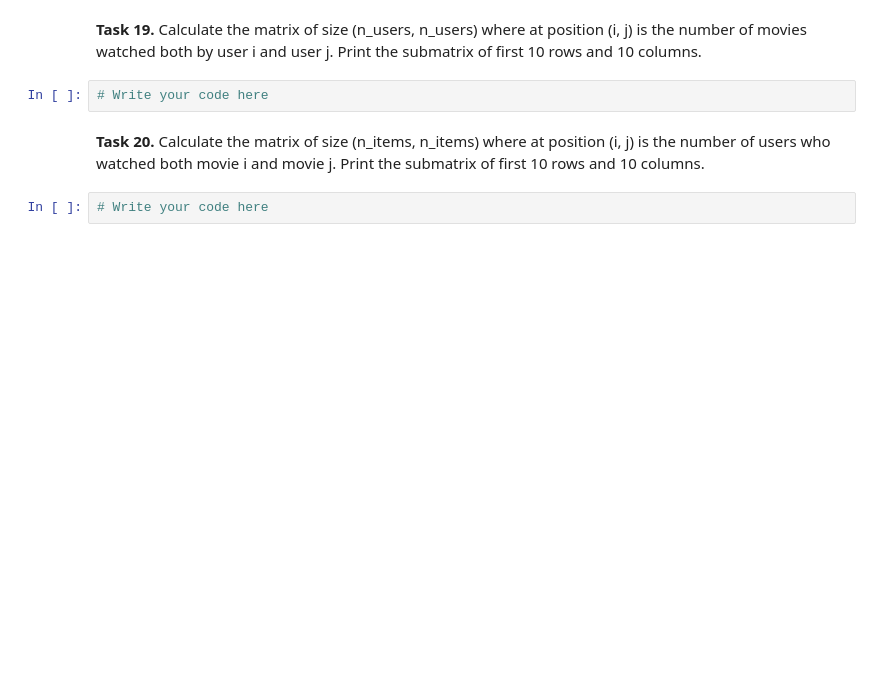
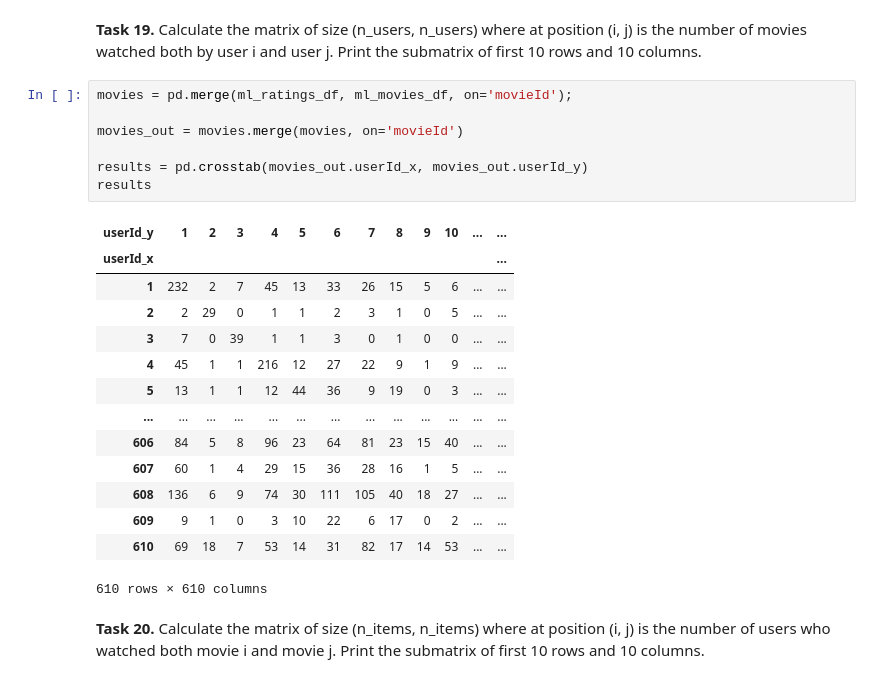
Before and after one commit to Mikbac/recommender-systems-class, a Jupyter notebook: class_2_numpy_pandas.ipynb, the cells around one changed output. Saved outputs shown, nothing was run; the diff lists cells and outputs as text; blank space fills up the shorter version.

```diff
--- a/class_2_numpy_pandas.ipynb
+++ b/class_2_numpy_pandas.ipynb
@@ -1080,8 +1359,26 @@ to hours played and print the first 10 rows from the entire Steam dataset after
 # %% [markdown]
 **Task 19.** Calculate the matrix of size (n_users, n_users) where at position (i, j) is the number of movies watched both by user i and user j. Print the submatrix of first 10 rows and 10 columns.
-# %%
-# Write your code here
+# %%
+movies = pd.merge(ml_ratings_df, ml_movies_df, on='movieId');
+
+movies_out = movies.merge(movies, on='movieId')
+
+results = pd.crosstab(movies_out.userId_x, movies_out.userId_y)
+results
+# %% [output]
+| userId_y | 1 | 2 | 3 | 4 | 5 | 6 | 7 | 8 | 9 | 10 | ... | ... |
+| userId_x |  |  |  |  |  |  |  |  |  |  |  | ... |
+| 1 | 232 | 2 | 7 | 45 | 13 | 33 | 26 | 15 | 5 | 6 | ... | ... |
+| 2 | 2 | 29 | 0 | 1 | 1 | 2 | 3 | 1 | 0 | 5 | ... | ... |
+| 3 | 7 | 0 | 39 | 1 | 1 | 3 | 0 | 1 | 0 | 0 | ... | ... |
+| 4 | 45 | 1 | 1 | 216 | 12 | 27 | 22 | 9 | 1 | 9 | ... | ... |
+| 5 | 13 | 1 | 1 | 12 | 44 | 36 | 9 | 19 | 0 | 3 | ... | ... |
+| ... | ... | ... | ... | ... | ... | ... | ... | ... | ... | ... | ... | ... |
+| 606 | 84 | 5 | 8 | 96 | 23 | 64 | 81 | 23 | 15 | 40 | ... | ... |
+| 607 | 60 | 1 | 4 | 29 | 15 | 36 | 28 | 16 | 1 | 5 | ... | ... |
+| 608 | 136 | 6 | 9 | 74 | 30 | 111 | 105 | 40 | 18 | 27 | ... | ... |
+| 609 | 9 | 1 | 0 | 3 | 10 | 22 | 6 | 17 | 0 | 2 | ... | ... |
+| 610 | 69 | 18 | 7 | 53 | 14 | 31 | 82 | 17 | 14 | 53 | ... | ... |
+610 rows × 610 columns
 # %% [markdown]
 **Task 20.** Calculate the matrix of size (n_items, n_items) where at position (i, j) is the number of users who watched both movie i and movie j. Print the submatrix of first 10 rows and 10 columns.
-# %%
-# Write your code here
```
Also changed, not shown: parts of 29 cells of this notebook.
